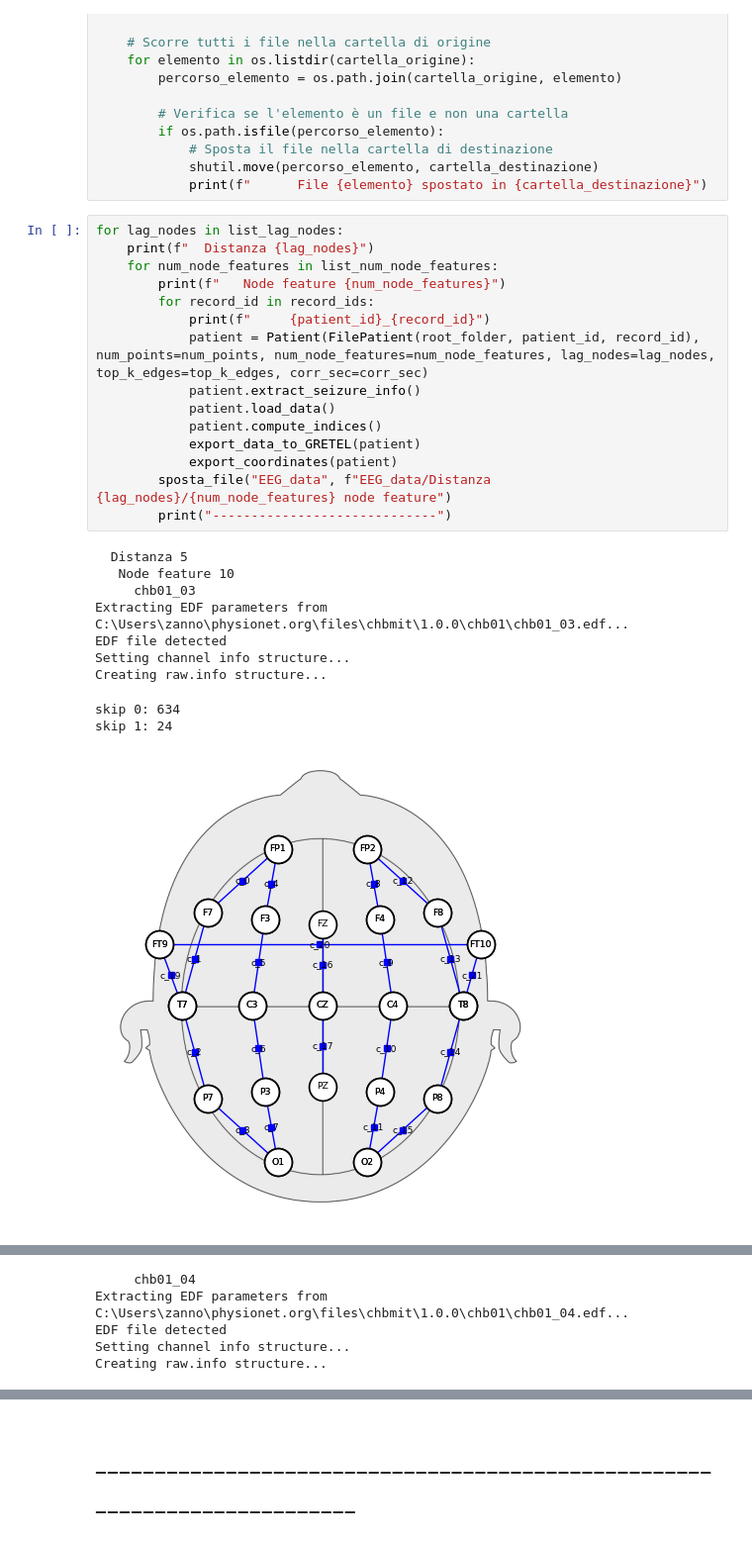
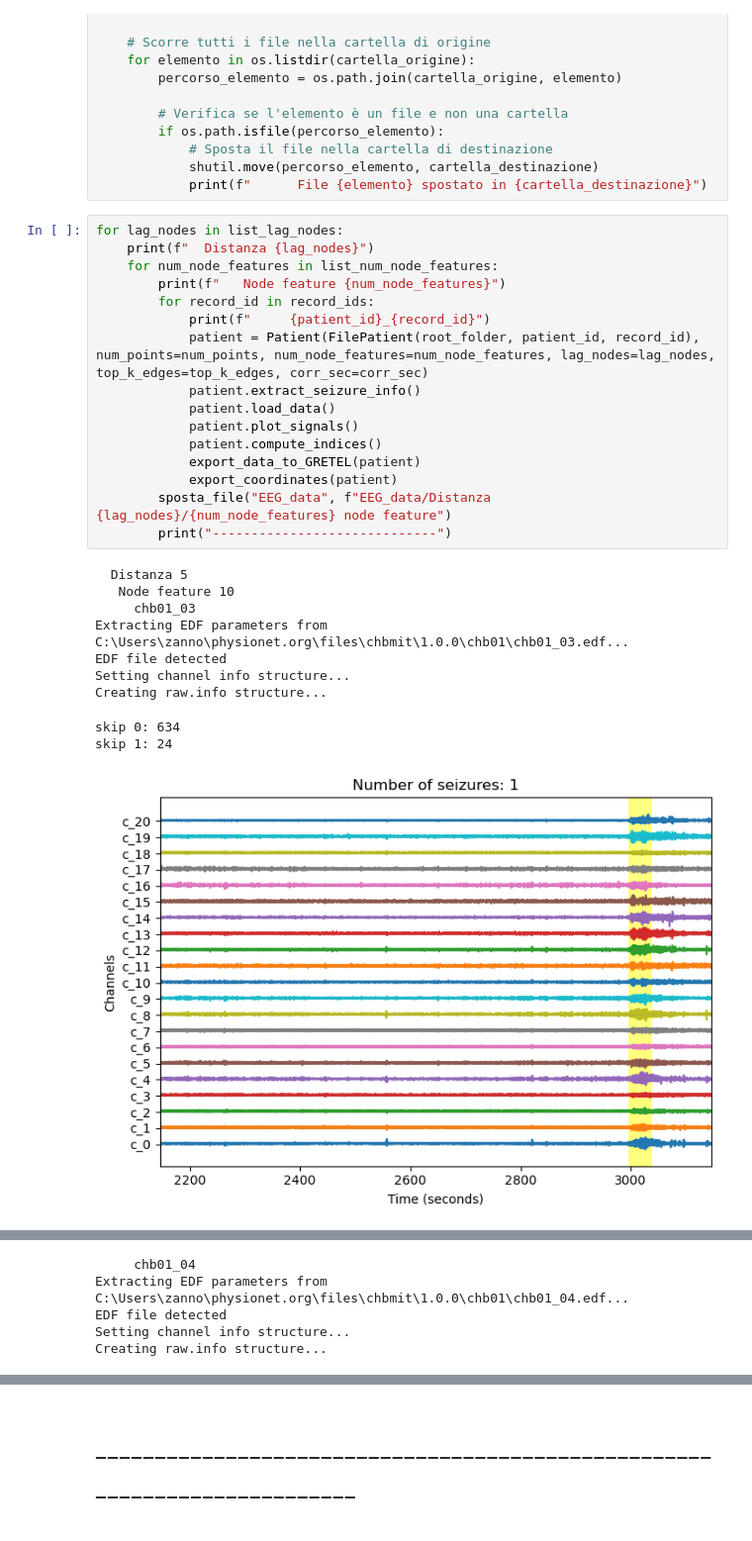
Before and after one commit to MartinaZan/CORTEX, a Jupyter notebook: 00 - loop generation EEG data CHB MIT.ipynb, the cells around one changed output, grey strips where cells are left out. Shown at 99% size. Drawn from its saved outputs; the diff is of its cells as text.

```diff
--- a/00 - loop generation EEG data CHB MIT.ipynb
+++ b/00 - loop generation EEG data CHB MIT.ipynb
@@ -39,26 +39,27 @@ def sposta_file(cartella_origine, cartella_destinazione):
 # %%
 for lag_nodes in list_lag_nodes:
     print(f"  Distanza {lag_nodes}")
     for num_node_features in list_num_node_features:
         print(f"   Node feature {num_node_features}")
         for record_id in record_ids:
             print(f"     {patient_id}_{record_id}")
             patient = Patient(FilePatient(root_folder, patient_id, record_id), num_points=num_points, num_node_features=num_node_features, lag_nodes=lag_nodes, top_k_edges=top_k_edges, corr_sec=corr_sec)
             patient.extract_seizure_info()
             patient.load_data()
+            patient.plot_signals()
             patient.compute_indices()
             export_data_to_GRETEL(patient)
             export_coordinates(patient)
         sposta_file("EEG_data", f"EEG_data/Distanza {lag_nodes}/{num_node_features} node feature")
         print("-----------------------------")
 # %% [output]
   Distanza 5
    Node feature 10
      chb01_03
 Extracting EDF parameters from C:\Users\zanno\physionet.org\files\chbmit\1.0.0\chb01\chb01_03.edf...
 EDF file detected
 Setting channel info structure...
 Creating raw.info structure...
 skip 0: 634
 skip 1: 24
-[figure, old version]
+[figure, new version]
```
Also changed, not shown: parts of 3 cells of this notebook, 12 other files.
